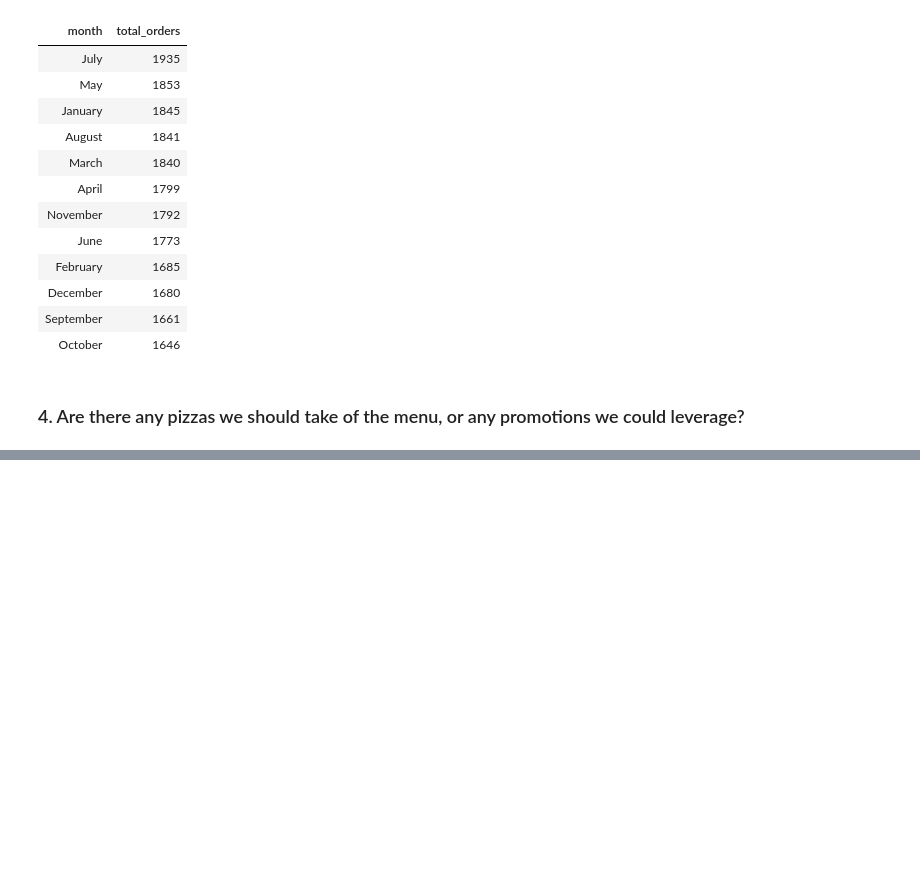
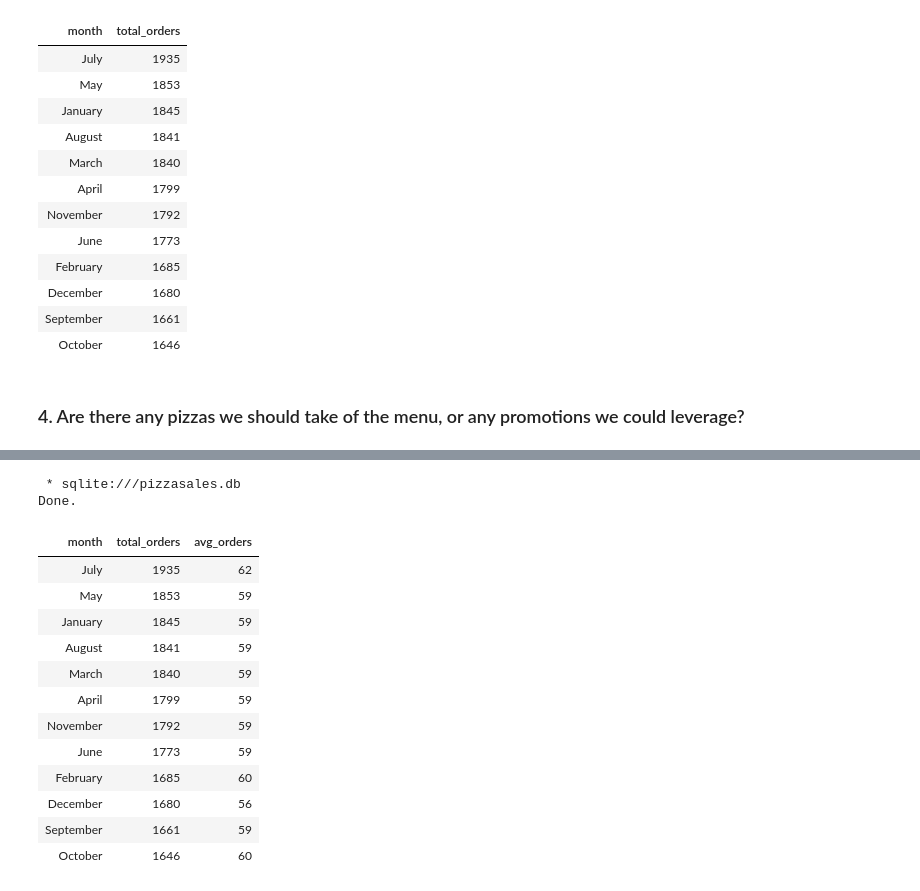
Before and after one commit to AnnLivio/Pizza_sales_report, a Jupyter notebook: Pizza_sales_sqlite.ipynb, the cells around one changed output, grey strips where cells are left out. Drawn from its saved outputs; the diff is of its cells as text; code cells hidden in the pictures; blank space fills up the shorter version.

```diff
--- a/Pizza_sales_sqlite.ipynb
+++ b/Pizza_sales_sqlite.ipynb
@@ -363,0 +403,42 @@ Done.
+# %%
+# Can we indentify any seasonality in the sales?
+# count(distinct(strftime('%d', date))) we count the distinct day with orders
+%%sql
+WITH sales_per_month AS (
+  SELECT strftime('%m', date) as month, COUNT(order_id) as total_orders, COUNT(order_id) / count(distinct(strftime('%d', date))) as avg_orders
+  FROM orders
+  GROUP BY month
+)
+SELECT CASE month
+          WHEN '01' THEN 'January'
+          WHEN '02' THEN 'February'
+          WHEN '03' THEN 'March'
+          WHEN '04' THEN 'April'
+          WHEN '05' THEN 'May'
+          WHEN '06' THEN 'June'
+          WHEN '07' THEN 'July'
+          WHEN '08' THEN 'August'
+          WHEN '09' THEN 'September'
+          WHEN '10' THEN 'October'
+          WHEN '11' THEN 'November'
+           ELSE 'December'
+       END AS month,
+       total_orders, avg_orders
+FROM sales_per_month
+ORDER BY total_orders DESC;
+# %% [output]
+ * sqlite:///pizzasales.db
+Done.
+| month | total_orders | avg_orders |
+| July | 1935 | 62 |
+| May | 1853 | 59 |
+| January | 1845 | 59 |
+| August | 1841 | 59 |
+| March | 1840 | 59 |
+| April | 1799 | 59 |
+| November | 1792 | 59 |
+| June | 1773 | 59 |
+| February | 1685 | 60 |
+| December | 1680 | 56 |
+| September | 1661 | 59 |
+| October | 1646 | 60 |
```
Also changed, not shown: parts of 12 cells of this notebook.
